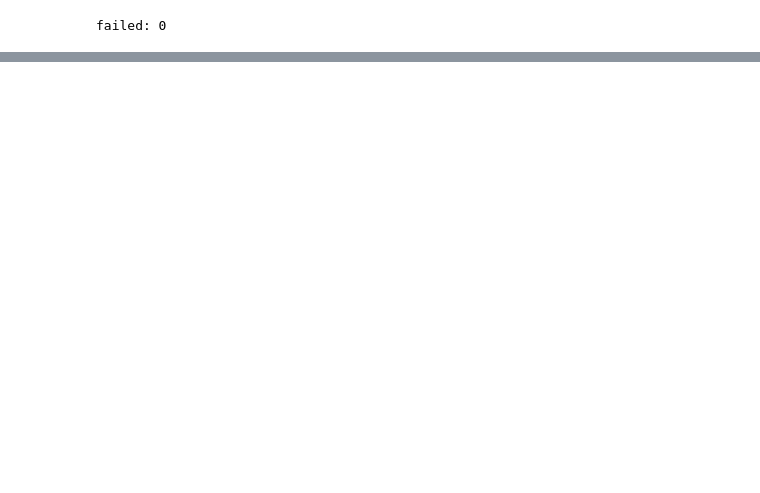
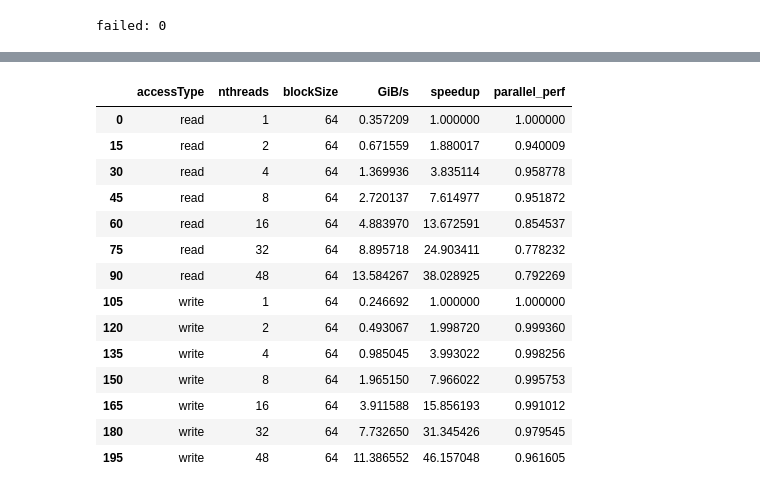
Before and after one commit to range3/pmembench, a Jupyter notebook: eval/plot/pmem2bench.ipynb, the cells around one changed output, grey strips where cells are left out. Cells and saved outputs as stored; diff of their text form; code cells hidden in the pictures; blank space fills up the shorter version.

```diff
--- a/eval/plot/pmem2bench.ipynb
+++ b/eval/plot/pmem2bench.ipynb
@@ -119,4 +149,44 @@ True     pegasus   anon    write       random         False        16        256
 dtype: int64
+# %%
+# calc parallel performance
+# pegasus devdax sequential nt-strore / load
+
+df = grouper.max().reset_index().query("platform == 'pegasus' and source == 'devdax' and api == 'libpmem2' and accessPattern == 'sequential' and nonTemporal == True")
+df["GiB/s"] = df["byte_per_sec"] / 2**30
+
+# df_marged = df.join(df.query("nthreads==1")[["accessType", "blockSize", "GiB/s"]], how=["accessType", "BlockSize"])
+
+df_merged = pd.merge(
+    df,
+    df.query("nthreads==1")[["accessType", "blockSize", "GiB/s"]].rename(columns={"GiB/s": "base"}),
+    how='left', left_on=['accessType','blockSize'], right_on = ['accessType','blockSize'])
+
+df_merged["speedup"] = df_merged["GiB/s"] / df_merged["base"]
+df_merged["parallel_perf"] = df_merged["speedup"] / df_merged["nthreads"]
+
+df_merged = df_merged[["accessType", "nthreads", "blockSize", "GiB/s", "speedup", "parallel_perf"]]
+
+pd.set_option('display.max_rows', 250)
+
+display(df_merged[(df_merged.blockSize == 64)])
+
+pd.set_option('display.max_rows', 50)
+# %% [output]
+|  | accessType | nthreads | blockSize | GiB/s | speedup | parallel_perf |
+| 0 | read | 1 | 64 | 0.357209 | 1.000000 | 1.000000 |
+| 15 | read | 2 | 64 | 0.671559 | 1.880017 | 0.940009 |
+| 30 | read | 4 | 64 | 1.369936 | 3.835114 | 0.958778 |
+| 45 | read | 8 | 64 | 2.720137 | 7.614977 | 0.951872 |
+| 60 | read | 16 | 64 | 4.883970 | 13.672591 | 0.854537 |
+| 75 | read | 32 | 64 | 8.895718 | 24.903411 | 0.778232 |
+| 90 | read | 48 | 64 | 13.584267 | 38.028925 | 0.792269 |
+| 105 | write | 1 | 64 | 0.246692 | 1.000000 | 1.000000 |
+| 120 | write | 2 | 64 | 0.493067 | 1.998720 | 0.999360 |
+| 135 | write | 4 | 64 | 0.985045 | 3.993022 | 0.998256 |
+| 150 | write | 8 | 64 | 1.965150 | 7.966022 | 0.995753 |
+| 165 | write | 16 | 64 | 3.911588 | 15.856193 | 0.991012 |
+| 180 | write | 32 | 64 | 7.732650 | 31.345426 | 0.979545 |
+| 195 | write | 48 | 64 | 11.386552 | 46.157048 | 0.961605 |
 # %%
 df = grouper.max().reset_index()
 
```
Also changed, not shown: parts of 12 cells of this notebook, 31 other files.
